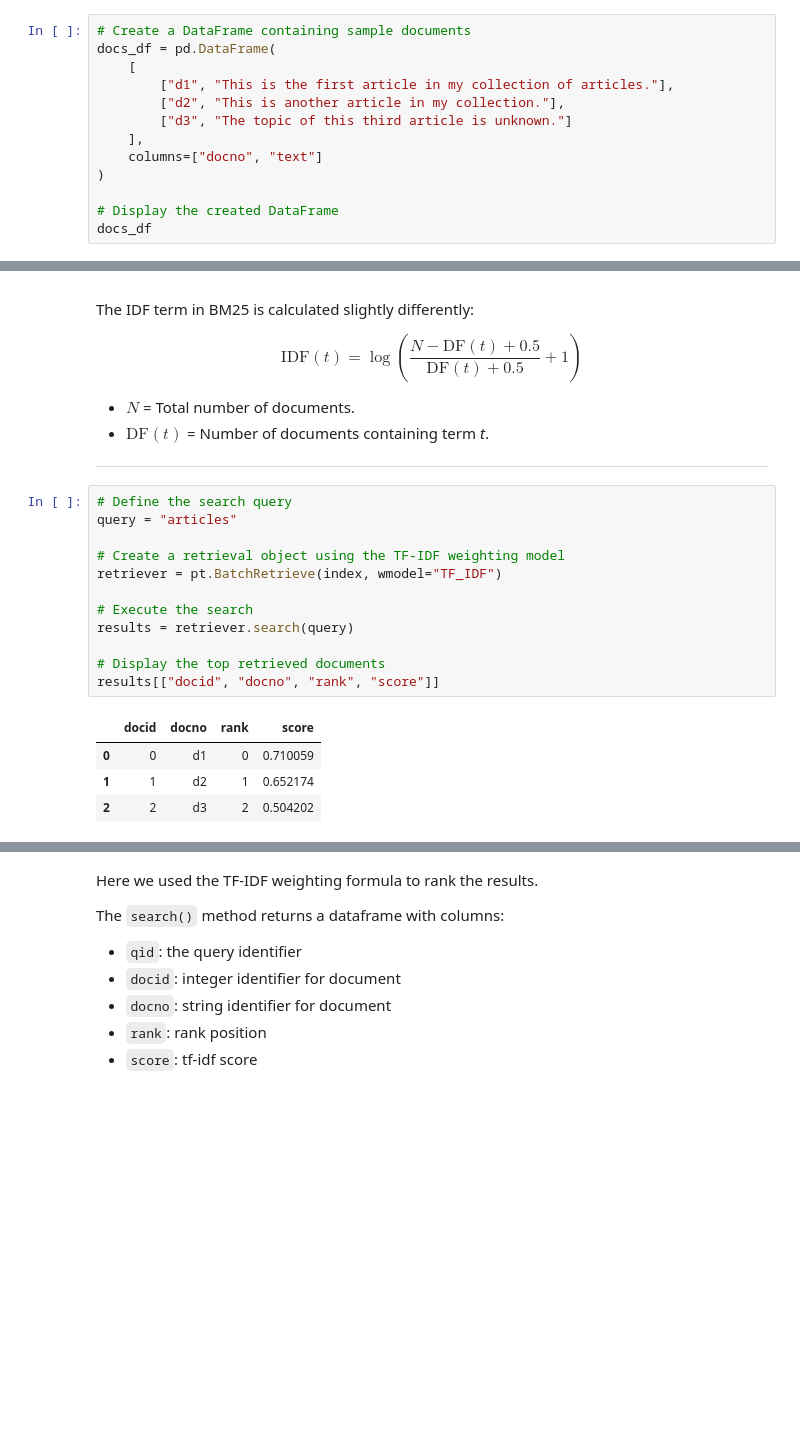
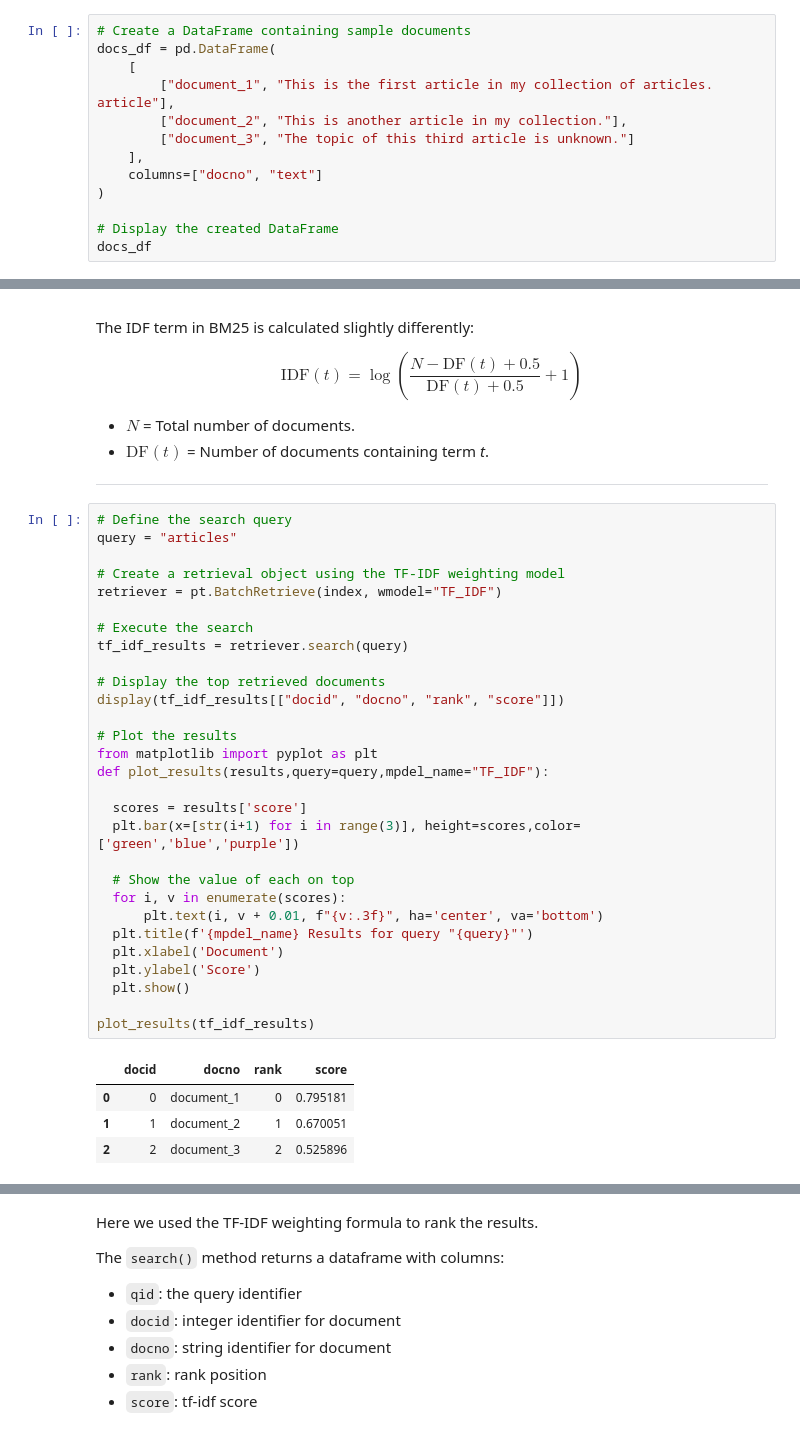
Before and after one commit to Mohammad-Amirifard/NLP_Tutorial, a Jupyter notebook: 03_Interacting_with_Document_Search_Engines.ipynb, the cells around one changed output, grey strips where cells are left out. Saved outputs shown, nothing was run; the diff lists cells and outputs as text; blank space fills up the shorter version.

```diff
--- a/03_Interacting_with_Document_Search_Engines.ipynb
+++ b/03_Interacting_with_Document_Search_Engines.ipynb
@@ -105,9 +112,9 @@ Each document will have a unique identifier (`docno`) and associated text conten
 # Create a DataFrame containing sample documents
 docs_df = pd.DataFrame(
     [
-        ["d1", "This is the first article in my collection of articles."],
-        ["d2", "This is another article in my collection."],
-        ["d3", "The topic of this third article is unknown."]
+        ["document_1", "This is the first article in my collection of articles. article"],
+        ["document_2", "This is another article in my collection."],
+        ["document_3", "The topic of this third article is unknown."]
     ],
     columns=["docno", "text"]
 )
@@ -268,17 +281,34 @@ $$
 # %%
 # Define the search query
 query = "articles"
 
 # Create a retrieval object using the TF-IDF weighting model
 retriever = pt.BatchRetrieve(index, wmodel="TF_IDF")
 
 # Execute the search
-results = retriever.search(query)
+tf_idf_results = retriever.search(query)
 
 # Display the top retrieved documents
-results[["docid", "docno", "rank", "score"]]
+display(tf_idf_results[["docid", "docno", "rank", "score"]])
+
+# Plot the results
+from matplotlib import pyplot as plt
+def plot_results(results,query=query,mpdel_name="TF_IDF"):
+
+  scores = results['score']
+  plt.bar(x=[str(i+1) for i in range(3)], height=scores,color=['green','blue','purple'])
+
+  # Show the value of each on top
+  for i, v in enumerate(scores):
+      plt.text(i, v + 0.01, f"{v:.3f}", ha='center', va='bottom')
+  plt.title(f'{mpdel_name} Results for query "{query}"')
+  plt.xlabel('Document')
+  plt.ylabel('Score')
+  plt.show()
+
+plot_results(tf_idf_results)
 # %% [output]
 |  | docid | docno | rank | score |
-| 0 | 0 | d1 | 0 | 0.710059 |
-| 1 | 1 | d2 | 1 | 0.652174 |
-| 2 | 2 | d3 | 2 | 0.504202 |
+| 0 | 0 | document_1 | 0 | 0.795181 |
+| 1 | 1 | document_2 | 1 | 0.670051 |
+| 2 | 2 | document_3 | 2 | 0.525896 |
```
Also changed, not shown: parts of 31 cells of this notebook.
